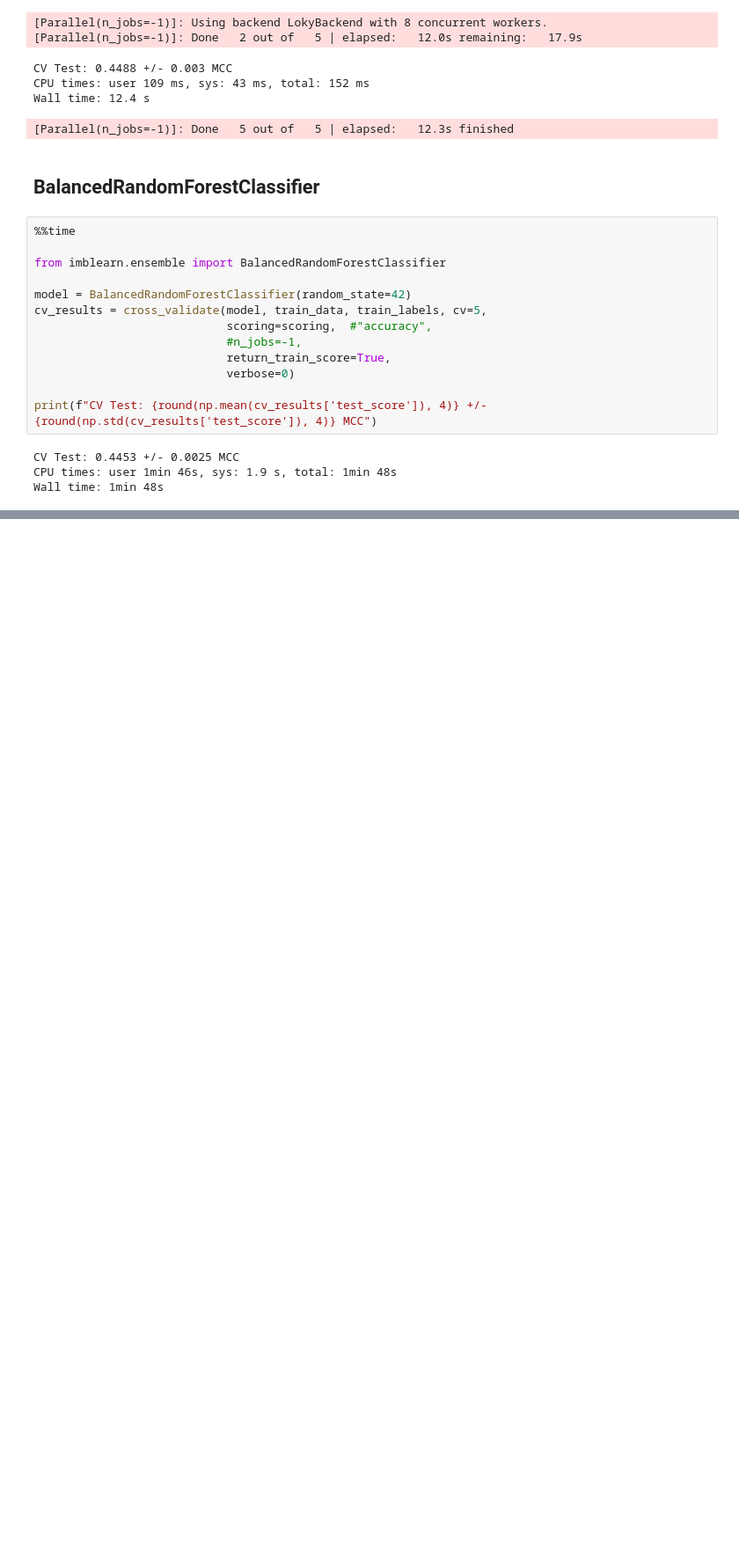
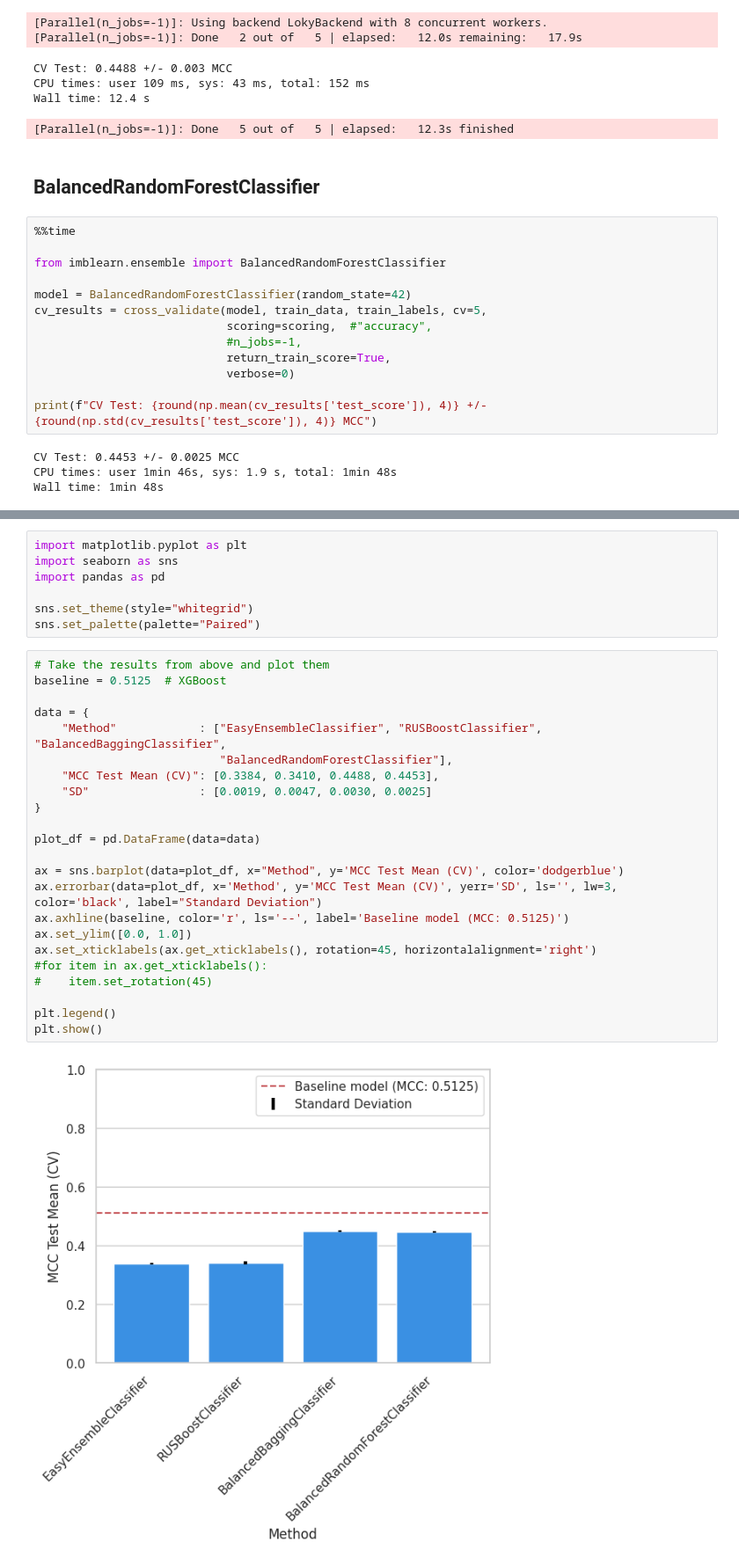
Before and after one commit to nina-prog/richters-predictor-modeling-earthquake-damage, a Jupyter notebook: notebooks/week05/week05-ensemble-methods.ipynb, the cells around one changed output, grey strips where cells are left out. Shown at 88% size. Drawn from its saved outputs; the diff is of its cells as text; blank space fills up the shorter version.

Commit message:
Added plot

```diff
--- a/notebooks/week05/week05-ensemble-methods.ipynb
+++ b/notebooks/week05/week05-ensemble-methods.ipynb
@@ -143,0 +142,32 @@ Wall time: 1min 48s
+# %%
+import matplotlib.pyplot as plt
+import seaborn as sns
+import pandas as pd
+
+sns.set_theme(style="whitegrid")
+sns.set_palette(palette="Paired")
+# %%
+# Take the results from above and plot them
+baseline = 0.5125  # XGBoost
+
+data = {
+    "Method"            : ["EasyEnsembleClassifier", "RUSBoostClassifier", "BalancedBaggingClassifier",
+                           "BalancedRandomForestClassifier"],
+    "MCC Test Mean (CV)": [0.3384, 0.3410, 0.4488, 0.4453],
+    "SD"                : [0.0019, 0.0047, 0.0030, 0.0025]
+}
+
+plot_df = pd.DataFrame(data=data)
+
+ax = sns.barplot(data=plot_df, x="Method", y='MCC Test Mean (CV)', color='dodgerblue')
+ax.errorbar(data=plot_df, x='Method', y='MCC Test Mean (CV)', yerr='SD', ls='', lw=3, color='black', label="Standard Deviation")
+ax.axhline(baseline, color='r', ls='--', label='Baseline model (MCC: 0.5125)')
+ax.set_ylim([0.0, 1.0])
+ax.set_xticklabels(ax.get_xticklabels(), rotation=45, horizontalalignment='right')
+#for item in ax.get_xticklabels():
+#    item.set_rotation(45)
+
+plt.legend()
+plt.show()
+# %% [output]
+[figure, added]
```
Also changed, not shown: parts of 5 cells of this notebook.
